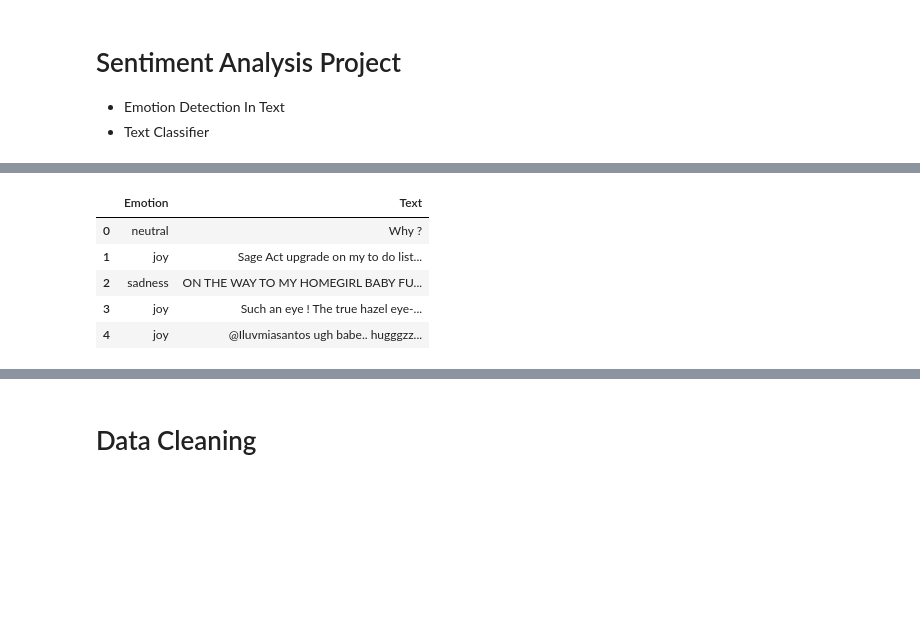
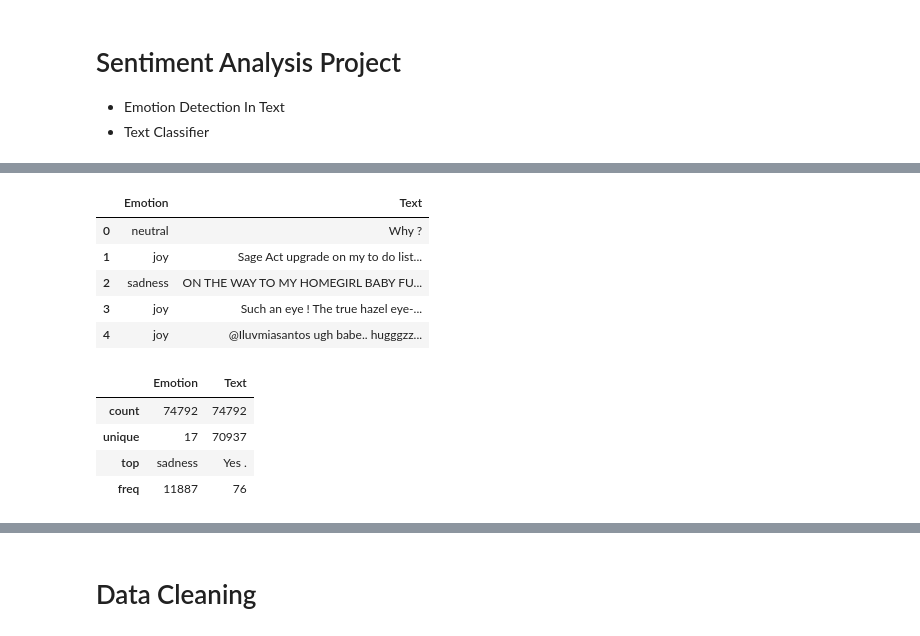
Before and after one commit to Mdsomratakbor/Sentiment_Analysis_To_Text, a Jupyter notebook: emotion-dection-from-text.ipynb, the cells around one changed output, grey strips where cells are left out. Cells and saved outputs as stored; diff of their text form; code cells hidden in the pictures; blank space fills up the shorter version.

```diff
--- a/emotion-dection-from-text.ipynb
+++ b/emotion-dection-from-text.ipynb
@@ -23,6 +24,9 @@ from sklearn.feature_extraction.text import CountVectorizer
 from sklearn.model_selection import train_test_split
 from sklearn.metrics import accuracy_score, classification_report, confusion_matrix
 # %%
-#Load Dataset
+#Load Dataset 1
+dataset1 = pd.read_csv('./data/emotion-dataset.csv')
 
-data = pd.read_csv('./data/emotion-dataset.csv')
+#Load Dataset 2
+
+dataset2 = pd.read_csv('./data/tweet_emotions.csv')
@@ -29,12 +99,21 @@ data = pd.read_csv('./data/emotion-dataset.csv')
+# %%
+data = pd.concat([dataset1, dataset2], axis=0)
+data.head()
+# %% [output]
+|  | Emotion | Text |
+| 0 | neutral | Why ? |
+| 1 | joy | Sage Act upgrade on my to do list... |
+| 2 | sadness | ON THE WAY TO MY HOMEGIRL BABY FU... |
+| 3 | joy | Such an eye ! The true hazel eye-... |
+| 4 | joy | @Iluvmiasantos ugh babe.. hugggzz... |
 # %%
-data.head()
+data.describe()
 # %% [output]
 |  | Emotion | Text |
-| 0 | neutral | Why ? |
-| 1 | joy | Sage Act upgrade on my to do list... |
-| 2 | sadness | ON THE WAY TO MY HOMEGIRL BABY FU... |
-| 3 | joy | Such an eye ! The true hazel eye-... |
-| 4 | joy | @Iluvmiasantos ugh babe.. hugggzz... |
+| count | 74792 | 74792 |
+| unique | 17 | 70937 |
+| top | sadness | Yes . |
+| freq | 11887 | 76 |
 # %%
 # Value Counts
 data['Emotion'].value_counts()
```
Also changed, not shown: parts of 29 cells of this notebook, 5 other files.
